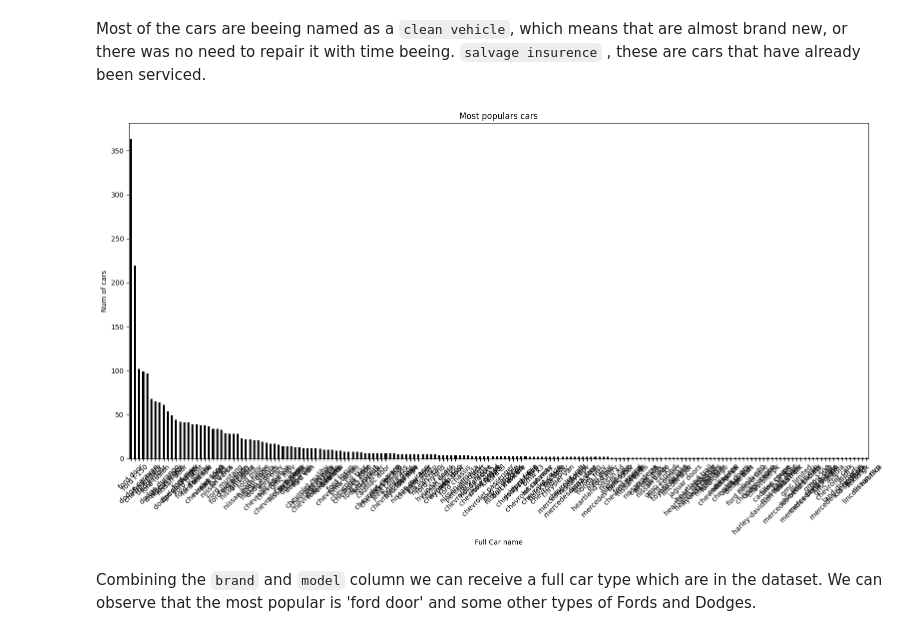
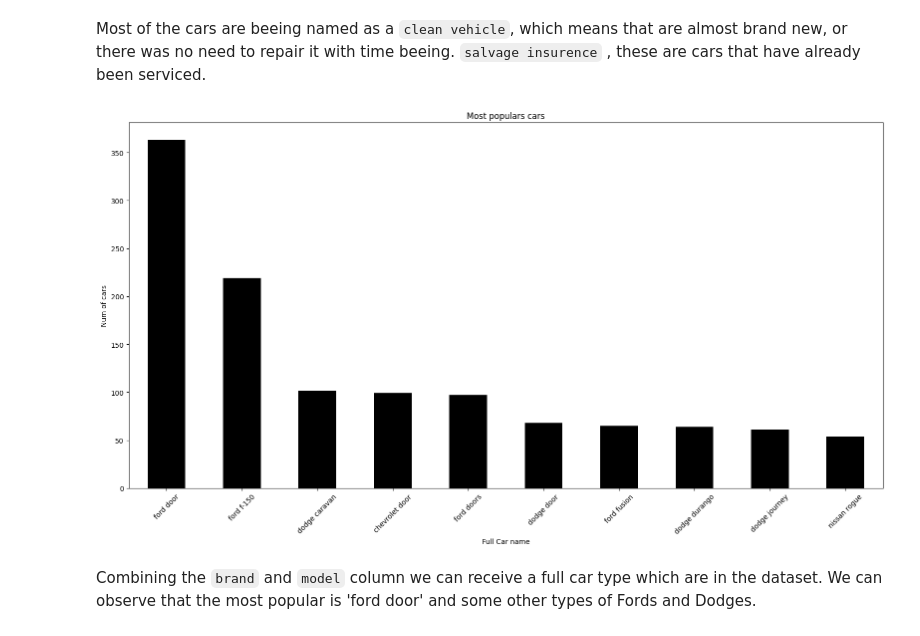
Before and after one commit to Tatraa/Data-Science, a Jupyter notebook: Data-Exploration/Assignment_1_opt.ipynb, the cells around one changed output. Saved outputs shown, nothing was run; the diff lists cells and outputs as text; code cells hidden in the pictures.

```diff
--- a/Assigment1/Assignment_1_opt.ipynb
+++ b/Data-Exploration/Assignment_1_opt.ipynb
@@ -149,17 +149,17 @@ Most of the cars are beeing named as a `clean vehicle`, which means that are alm
 # %%
 data['car'] = data['brand'] + ' ' + data['model']
 
 plt.figure(figsize=(16, 9))
-model_counts = data['car'].value_counts()
+model_counts = data['car'].value_counts().head(10)
 model_counts.plot(kind='bar', color='black')
 plt.xlabel('Full Car name')
 plt.ylabel('Num of cars')
 plt.title('Most populars cars')
 plt.xticks(rotation=45)
 plt.tight_layout()
 plt.show()
 # %% [output]
-[figure, old version]
+[figure, new version]
 # %% [markdown]
 Combining the `brand` and `model` column we can receive a full car type which are in the dataset. We can observe that the most popular is 'ford door' and some other types of Fords and Dodges.
 # %%
```
Also changed, not shown: 3 other files.
